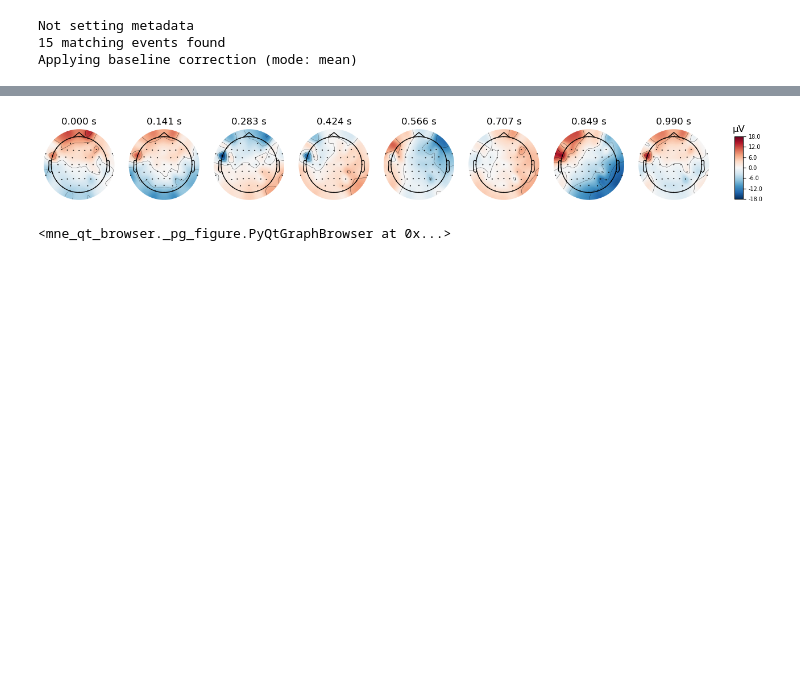
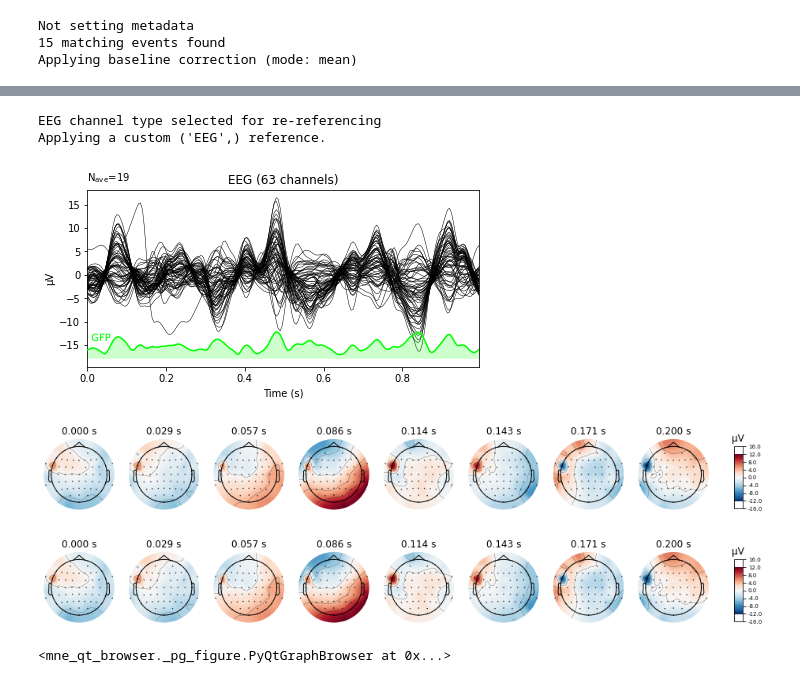
Before and after one commit to mrpotato180/final_project_neuroim, a Jupyter notebook: EEG_analysis_04_05.ipynb, the cells around one changed output, grey strips where cells are left out. Drawn from its saved outputs; the diff is of its cells as text; code cells hidden in the pictures; blank space fills up the shorter version.

```diff
--- a/EEG_analysis_04_05.ipynb
+++ b/EEG_analysis_04_05.ipynb
@@ -53,0 +184,5 @@ data_filt.plot()
+# %%
+reconst = data_filt.copy()
+ica.apply(reconst)
+data_filt.plot()
+reconst.plot()
@@ -112,6 +290,6 @@ Used Annotations descriptions: ['New Segment/', 'Pulse Artifact/R', 'Response/R1
 # %%
 #Create a new channel called stimulation (STI) needed to add the events
 stim=mne.create_info(['STI'],200,['stim'])
-stim_raw=mne.io.RawArray(np.zeros([1,67388]),stim)
-data_filt.load_data().add_channels([stim_raw],force_update_info=True)
+stim_raw=mne.io.RawArray(np.zeros([1,64988]),stim)
+reconst.load_data().add_channels([stim_raw],force_update_info=True)
 # %% [output]
@@ -135,5 +302,5 @@ data_filt.ch_names #see the STI channel at the end
 # %%
-data_filt.add_events(events[0],stim_channel='STI',replace=True) #add the events to the data
+reconst.add_events(events[0],stim_channel='STI',replace=True) #add the events to the data
 # %%
 event_id = {'task':1,'rest':99} #take the value of the 'Stimulus/S 10001': 10001
 tmin = 2  # start of each epoch (200ms before the trigger)
@@ -153,2 +343,2 @@ Applying baseline correction (mode: mean)
 # %%
-epochs2= mne.make_fixed_length_epochs(data_filt.copy().crop(tmin=32, tmax=51))
+epochs2= mne.make_fixed_length_epochs(reconst.copy().crop(tmin=20, tmax=39))
@@ -159,9 +359,13 @@ epochs2.load_data().set_eeg_reference(ref_channels= ["FC1","CP1","FC5","CP5","C1
 # %%
 evoked2 = epochs2.set_eeg_reference(ref_channels= ["FC1","CP1","FC5","CP5","C1","FC3","CP3","C5"]).average() #mean of the epochs to get the evoked response
 evoked2.plot(time_unit='s', gfp=True) #plot of the evoked response
-evoked2.plot_topomap(times=np.linspace(0,0.99,8), ch_type='eeg',time_unit='s')
+evoked2.plot_topomap(times=np.linspace(0,0.2,8), ch_type='eeg',time_unit='s')
 # %% [output]
+EEG channel type selected for re-referencing
+Applying a custom ('EEG',) reference.
-[figure, old version]
+[figure, new version]
+[figure, added]
+[figure, added]
 # %%
 #matplotlib tk
 czepochs=epochs.copy().load_data().pick_channels(['Cz'])
```
Also changed, not shown: parts of 29 cells of this notebook, 1 other file.
